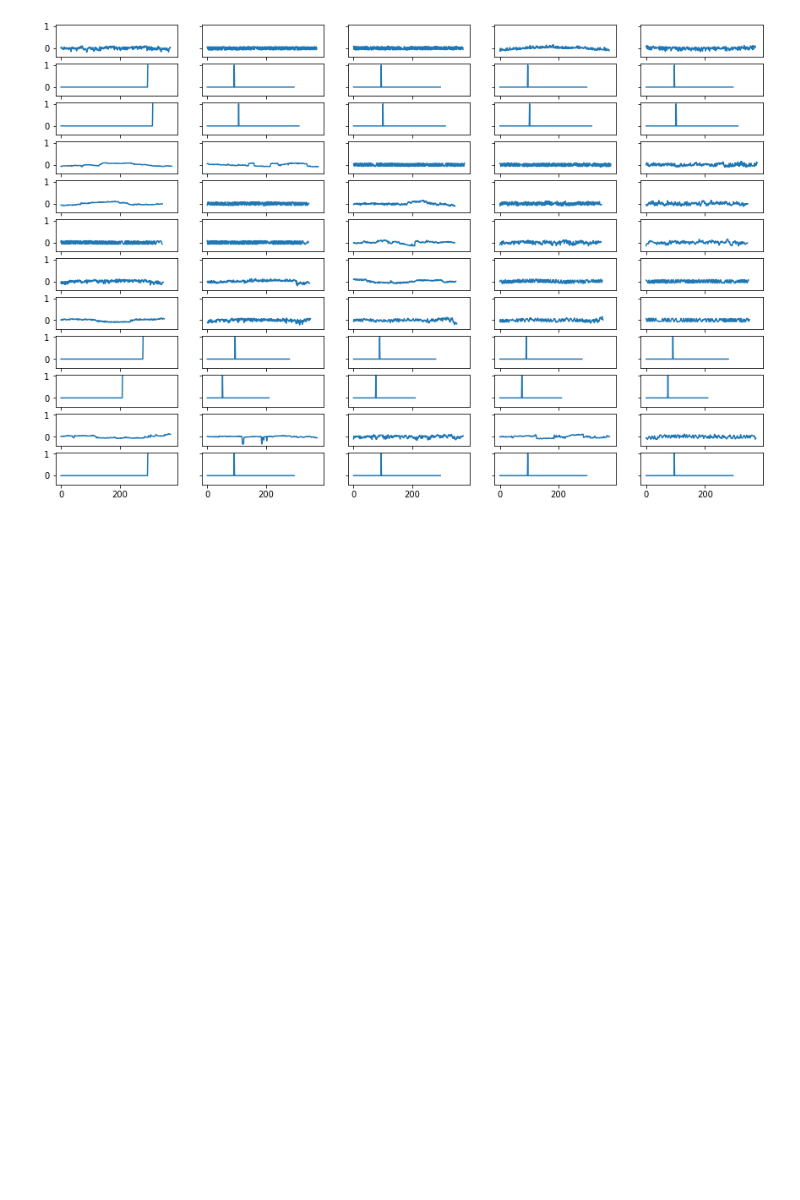
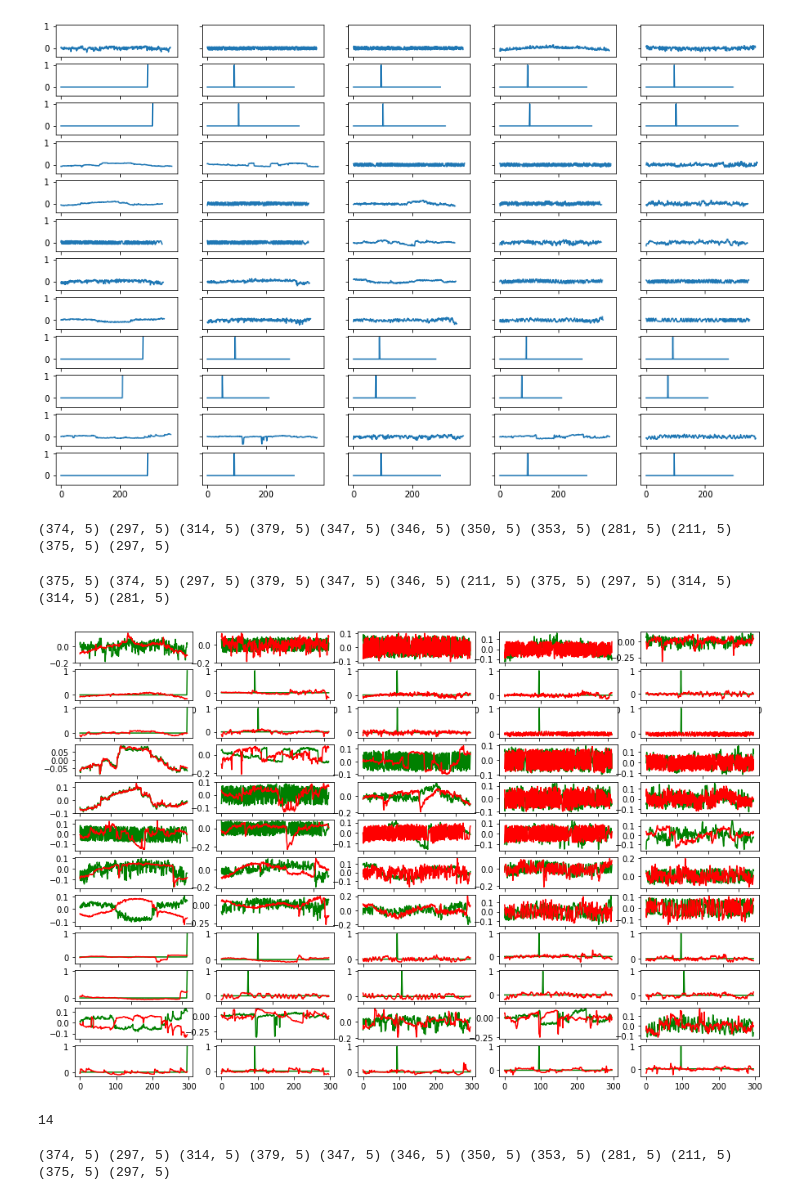
Before and after one commit to swaythe/IBC_scripts, a Jupyter notebook: High_variance_confounds.ipynb, the cells around one changed output. Cells and saved outputs as stored; diff of their text form; code cells hidden in the pictures; blank space fills up the shorter version.

Commit message:
high var conf

```diff
--- a/High_variance_confounds.ipynb
+++ b/High_variance_confounds.ipynb
@@ -9,5 +9,5 @@ import glob
 # Task of interest
 task = 'raiders'
 # %%
-run = 11
+run = 1
 filepattern = 'wrdc*run-' + str(run).zfill(2) + '*.nii.gz'
@@ -37,3 +37,5 @@ for s, sub in enumerate(subs):
         files = sorted(glob.glob(ses + '/' + confound_pattern))
         for fi, file in enumerate(files):
             confounds.append(np.load(file, allow_pickle=True))
+    if s > 0:
+        break
@@ -77,3 +80,41 @@ for sesi in range(12):
         axs[sesi,c].plot(confounds[si*12+sesi][:,c])
 # %% [output]
 [figure]
+# %%
+# Load the confound files computed from raw data
+raw_conf = []
+confound_pattern = '*confound*.npy'
+
+raw_conf_files = '/home/sshankar/raiders/derivatives/confounds/raw_data/sub-01/ses-16/'
+files = sorted(glob.glob(raw_conf_files + confound_pattern))
+for fi, file in enumerate(files):
+    raw_conf.append(np.load(file, allow_pickle=True))
+
+raw_conf_files = '/home/sshankar/raiders/derivatives/confounds/raw_data/sub-01/ses-17/'
+files = sorted(glob.glob(raw_conf_files + confound_pattern))
+for fi, file in enumerate(files):
+    raw_conf.append(np.load(file, allow_pickle=True))
+# %%
+print(confounds[0].shape, confounds[1].shape, confounds[2].shape, confounds[3].shape, confounds[4].shape, confounds[5].shape,
+      confounds[6].shape, confounds[7].shape, confounds[8].shape, confounds[9].shape, confounds[10].shape, confounds[11].shape)
+# %% [output]
+(374, 5) (297, 5) (314, 5) (379, 5) (347, 5) (346, 5) (350, 5) (353, 5) (281, 5) (211, 5) (375, 5) (297, 5)
+# %%
+print(raw_conf[3].shape, raw_conf[4].shape, raw_conf[5].shape, raw_conf[0].shape, raw_conf[1].shape, raw_conf[2].shape,
+      raw_conf[8].shape, raw_conf[9].shape, raw_conf[10].shape, raw_conf[11].shape, raw_conf[6].shape, raw_conf[7].shape)
+# %% [output]
+(375, 5) (374, 5) (297, 5) (379, 5) (347, 5) (346, 5) (211, 5) (375, 5) (297, 5) (314, 5) (314, 5) (281, 5)
+# %%
+fig, axs = plt.subplots(12, 5, figsize=(15,10))
+si = 0
+raw_order = [4, 5, 6, 0, 1, 2, 12, 13, 7, 8, 9, 10]
+for sesi in range(12):
+    for c in range(5):
+        axs[sesi,c].plot(confounds[si*12+sesi][:,c], 'g')
+        axs[sesi,c].plot(raw_conf[raw_order[sesi]][:,c], 'r')
+# %% [output]
+[figure, added]
+# %%
+len(raw_conf)
+# %% [output]
+14
@@ -79,0 +135,5 @@ for sesi in range(12):
+# %%
+print(realign_conf[3].shape, realign_conf[4].shape, realign_conf[5].shape, realign_conf[0].shape, realign_conf[1].shape, realign_conf[2].shape,
+      realign_conf[10].shape, realign_conf[11].shape, realign_conf[6].shape, realign_conf[7].shape, realign_conf[8].shape, realign_conf[9].shape)
+# %% [output]
+(374, 5) (297, 5) (314, 5) (379, 5) (347, 5) (346, 5) (350, 5) (353, 5) (281, 5) (211, 5) (375, 5) (297, 5)
```
Also changed, not shown: parts of 11 cells of this notebook, 3 other files.
